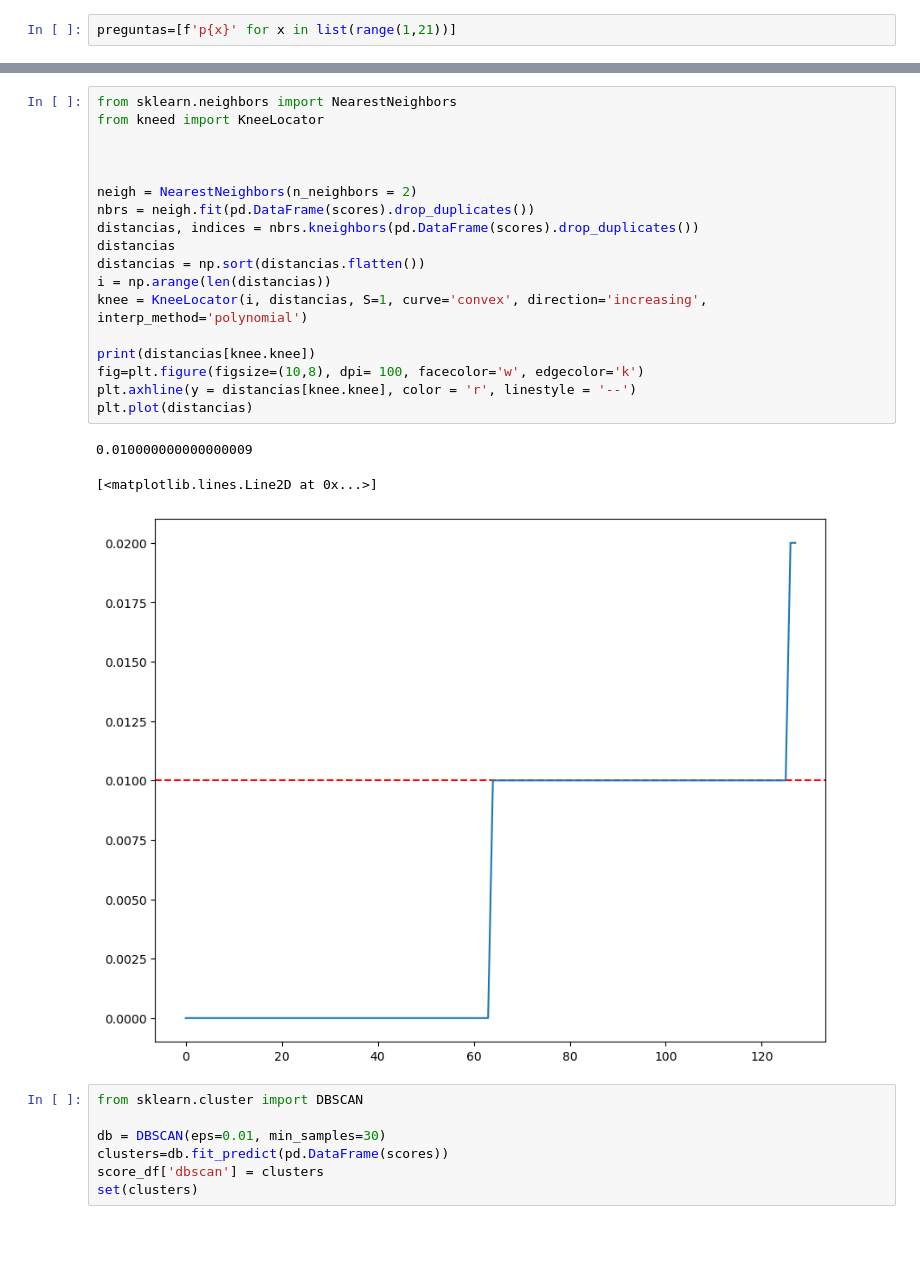
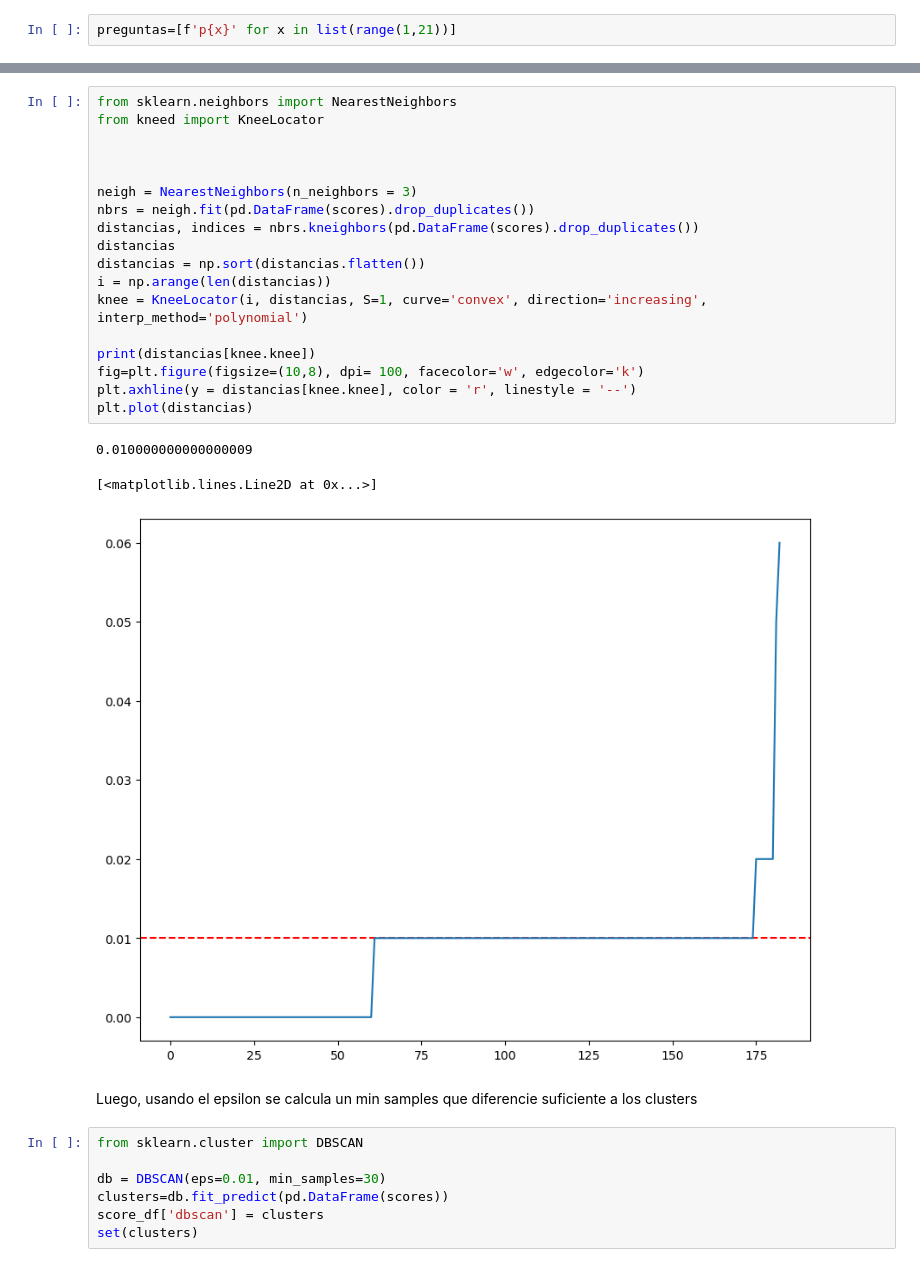
Before and after one commit to JECaballeroR/ANS-Equipo6-2023, a Jupyter notebook: Entrega 1_Proyecto.ipynb, the cells around one changed output, grey strips where cells are left out. Drawn from its saved outputs; the diff is of its cells as text; blank space fills up the shorter version.

```diff
--- a/Entrega 1_Proyecto.ipynb
+++ b/Entrega 1_Proyecto.ipynb
@@ -782,25 +813,27 @@ for var in preguntas:
 # %%
 from sklearn.neighbors import NearestNeighbors
 from kneed import KneeLocator
 
 
 
-neigh = NearestNeighbors(n_neighbors = 2)
+neigh = NearestNeighbors(n_neighbors = 3)
 nbrs = neigh.fit(pd.DataFrame(scores).drop_duplicates())
 distancias, indices = nbrs.kneighbors(pd.DataFrame(scores).drop_duplicates())
 distancias
 distancias = np.sort(distancias.flatten())
 i = np.arange(len(distancias))
 knee = KneeLocator(i, distancias, S=1, curve='convex', direction='increasing', interp_method='polynomial')
 
 print(distancias[knee.knee])
 fig=plt.figure(figsize=(10,8), dpi= 100, facecolor='w', edgecolor='k')
 plt.axhline(y = distancias[knee.knee], color = 'r', linestyle = '--')
 plt.plot(distancias)
 # %% [output]
 0.010000000000000009
 [<matplotlib.lines.Line2D at 0x...>]
-[figure, old version]
+[figure, new version]
+# %% [markdown]
+Luego, usando el epsilon se calcula un min samples que diferencie suficiente a los clusters
 # %%
 from sklearn.cluster import DBSCAN
 
```
Also changed, not shown: parts of 32 cells of this notebook.
